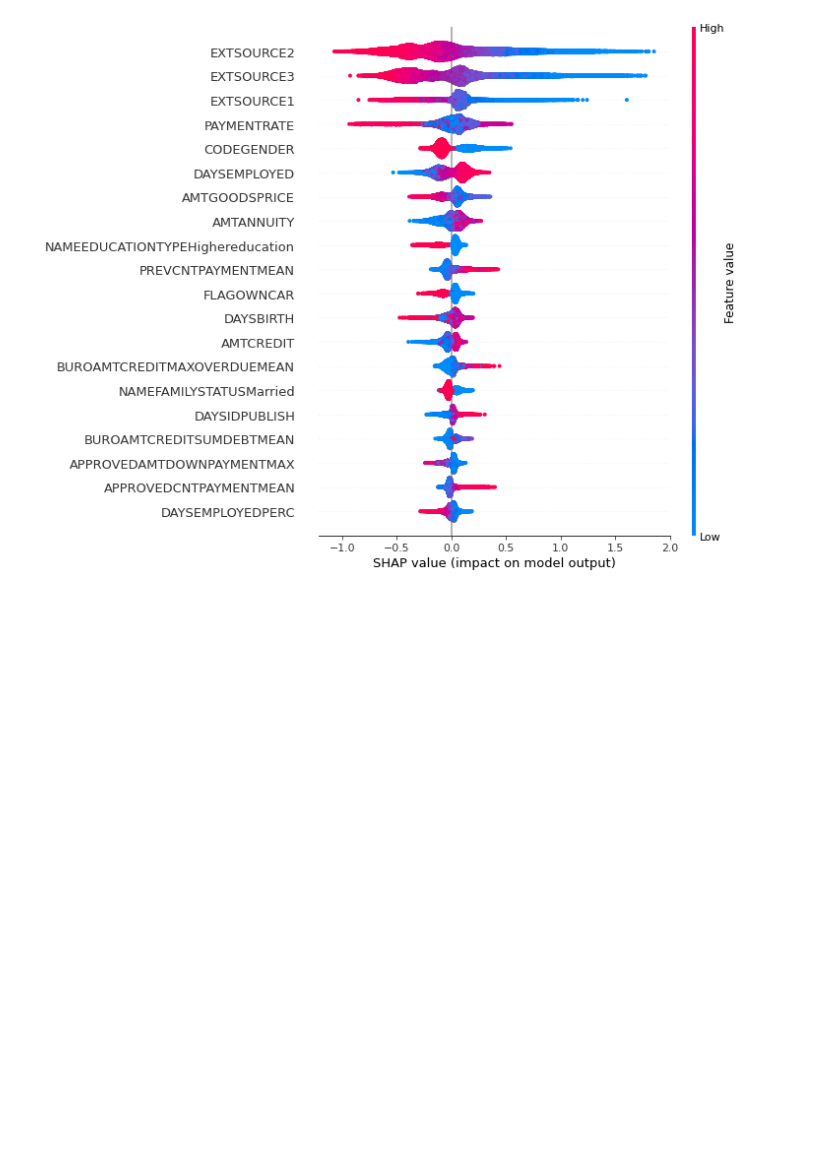
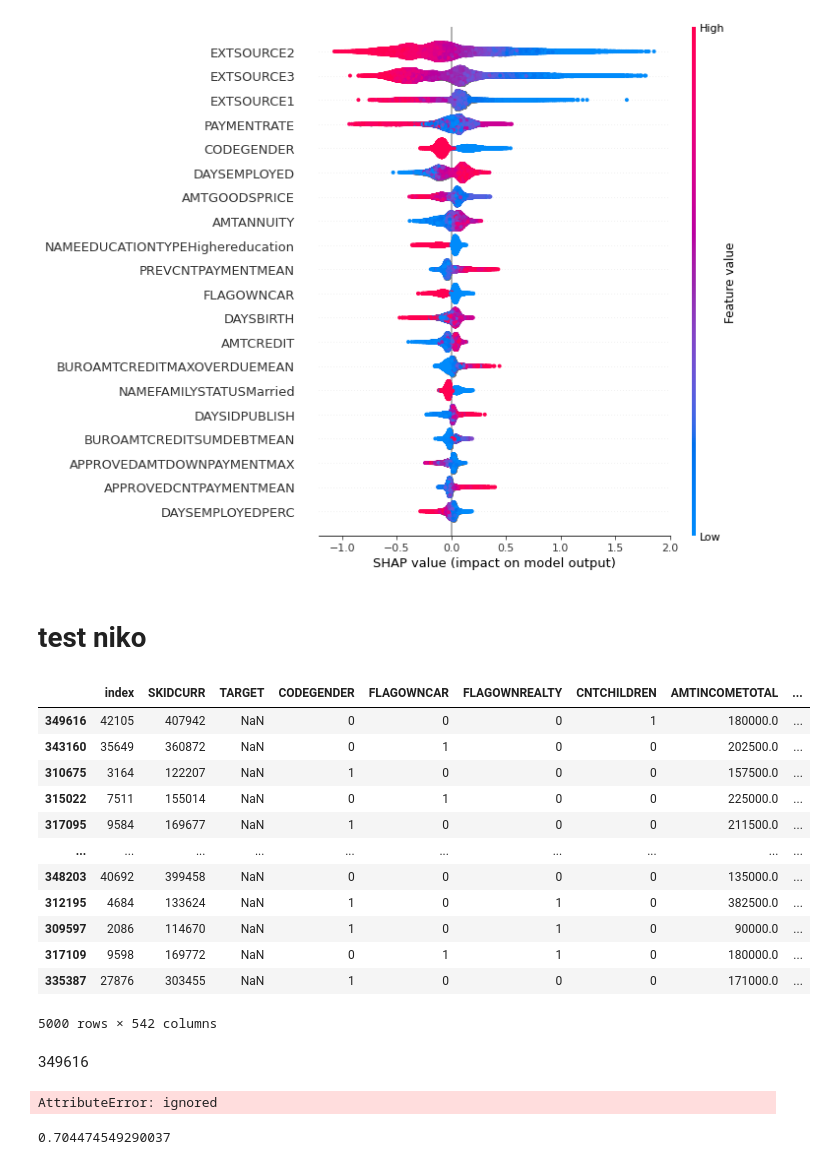
Before and after one commit to nikoko107/git_collab_P7, a Jupyter notebook: Notebook/selection_modele.ipynb, the cells around one changed output. Cells and saved outputs as stored; diff of their text form; code cells hidden in the pictures; blank space fills up the shorter version.

```diff
--- a/Notebook/selection_modele.ipynb
+++ b/Notebook/selection_modele.ipynb
@@ -824,3 +824,31 @@ shap.summary_plot(shap_values[1], X_test)
 f.savefig("/content/drive/MyDrive/Openclassrooms/P7 scoring/git_collab_P7/git_collab_P7/dashboard/summary_plot1.png", bbox_inches='tight', dpi=600)
 # %% [output]
 [figure]
+# %% [markdown]
+# test niko
+# %%
+df_data_light
+# %% [output]
+|  | index | SKIDCURR | TARGET | CODEGENDER | FLAGOWNCAR | FLAGOWNREALTY | CNTCHILDREN | AMTINCOMETOTAL | ... |
+| 349616 | 42105 | 407942 | NaN | 0 | 0 | 0 | 1 | 180000.0 | ... |
+| 343160 | 35649 | 360872 | NaN | 0 | 1 | 0 | 0 | 202500.0 | ... |
+| 310675 | 3164 | 122207 | NaN | 1 | 0 | 0 | 0 | 157500.0 | ... |
+| 315022 | 7511 | 155014 | NaN | 0 | 1 | 0 | 0 | 225000.0 | ... |
+| 317095 | 9584 | 169677 | NaN | 1 | 0 | 0 | 0 | 211500.0 | ... |
+| ... | ... | ... | ... | ... | ... | ... | ... | ... | ... |
+| 348203 | 40692 | 399458 | NaN | 0 | 0 | 0 | 0 | 135000.0 | ... |
+| 312195 | 4684 | 133624 | NaN | 1 | 0 | 1 | 0 | 382500.0 | ... |
+| 309597 | 2086 | 114670 | NaN | 1 | 0 | 1 | 0 | 90000.0 | ... |
+| 317109 | 9598 | 169772 | NaN | 0 | 1 | 1 | 0 | 180000.0 | ... |
+| 335387 | 27876 | 303455 | NaN | 1 | 0 | 0 | 0 | 171000.0 | ... |
+5000 rows × 542 columns
+# %% [markdown]
+349616
+# %%
+(df_data_light[df_data_light['SKIDCURR'] == 407942]["EXTSOURCE1"]).isnan
+# %% [output]
+AttributeError: ignored
+# %%
+float(df_data_light[df_data_light['SKIDCURR'] == 407942]["EXTSOURCE2"])
+# %% [output]
+0.704474549290037
```
Also changed, not shown: 1 other file.
